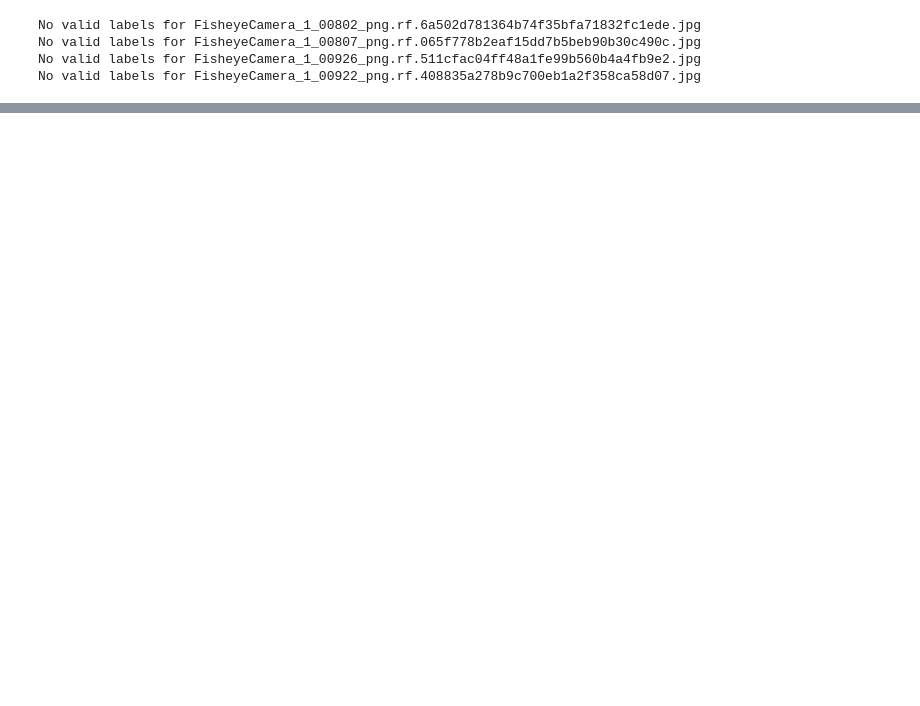
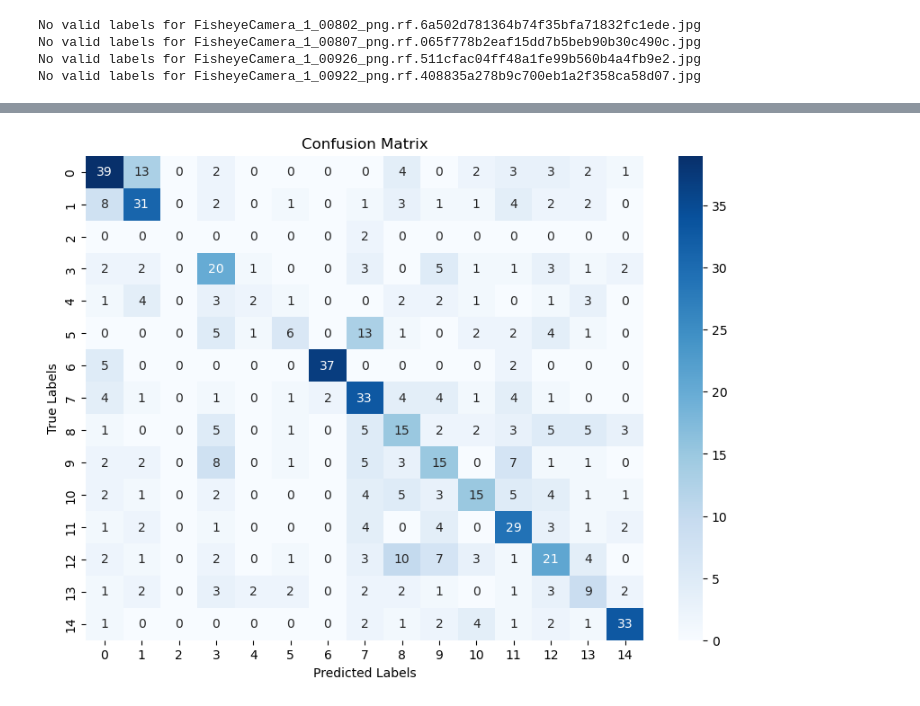
Before and after one commit to mohamedamara1/traffic-sign-detection-cnn, a Jupyter notebook: training_notebook.ipynb, the cells around one changed output, grey strips where cells are left out. Saved outputs shown, nothing was run; the diff lists cells and outputs as text; code cells hidden in the pictures; blank space fills up the shorter version.

Commit message:
Added confusion matrix

```diff
--- a/training_notebook.ipynb
+++ b/training_notebook.ipynb
@@ -172,2 +169,24 @@ Epoch 12/12
+# %%
+test_data_features, test_data_labels = zip(*test_data)
+test_data_features = np.array(test_data_features)
+test_data_labels = np.array(test_data_labels)
 # %%
+from sklearn.metrics import confusion_matrix
+import seaborn as sns
+
+# Predict the labels on the test data
+test_predictions = cnnModel.predict(test_data_features)
+# Convert predictions from probabilities to class labels (use argmax to get the index of the highest probability)
+test_predictions = np.argmax(test_predictions, axis=1)
+
+# Generate confusion matrix
+cm = confusion_matrix(test_data_labels, test_predictions)
+
+# Plot the confusion matrix using seaborn for better visualization
+plt.figure(figsize=(10, 7))
+sns.heatmap(cm, annot=True, fmt="d", cmap="Blues", xticklabels=np.unique(test_data_labels), yticklabels=np.unique(test_data_labels))
+plt.title('Confusion Matrix')
+plt.xlabel('Predicted Labels')
+plt.ylabel('True Labels')
+plt.show()
 # %% [output]
@@ -174,0 +194 @@ NameError: name 'validation_data_features' is not defined
+[figure, added]
```
Also changed, not shown: parts of 6 cells of this notebook.
